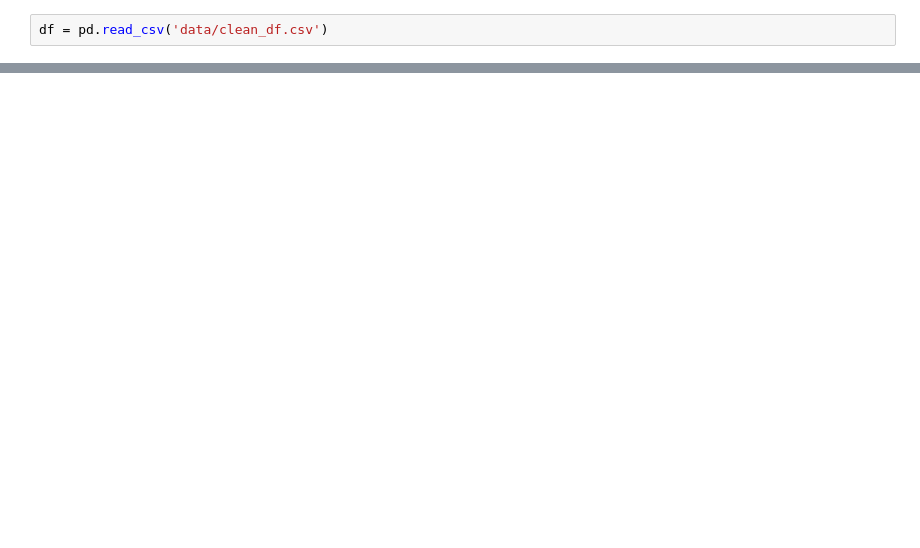
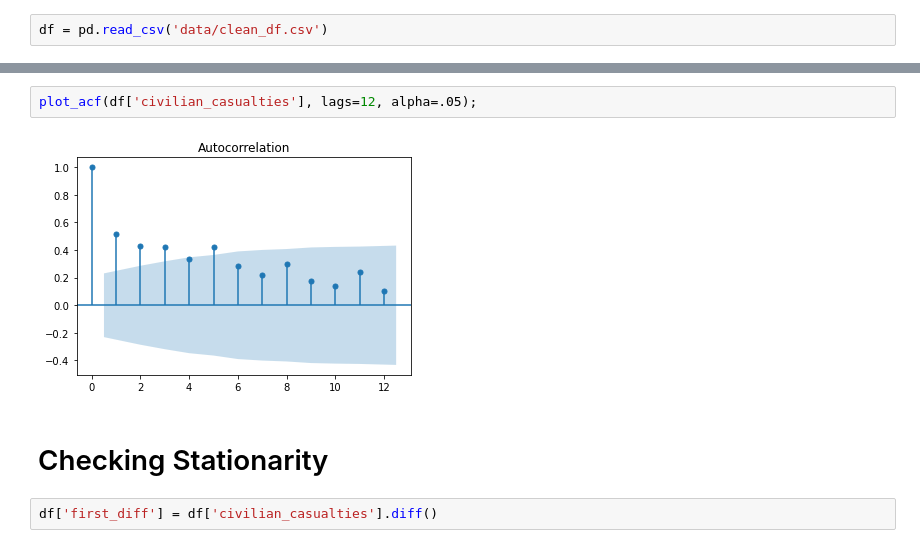
Before and after one commit to gnelsonpr6/yemen_air_raids, a Jupyter notebook: modeling_garrett_arima.ipynb, the cells around one changed output, grey strips where cells are left out. Cells and saved outputs as stored; diff of their text form; blank space fills up the shorter version.

```diff
--- a/modeling_garrett_arima.ipynb
+++ b/modeling_garrett_arima.ipynb
@@ -32,0 +66,8 @@ df.index = pd.DatetimeIndex(df.index).to_period('D')
+# %%
+plot_acf(df['civilian_casualties'], lags=12, alpha=.05);
+# %% [output]
+[figure, added]
+# %% [markdown]
+# Checking Stationarity
+# %%
+df['first_diff'] = df['civilian_casualties'].diff()
```
Also changed, not shown: parts of 17 cells of this notebook.
